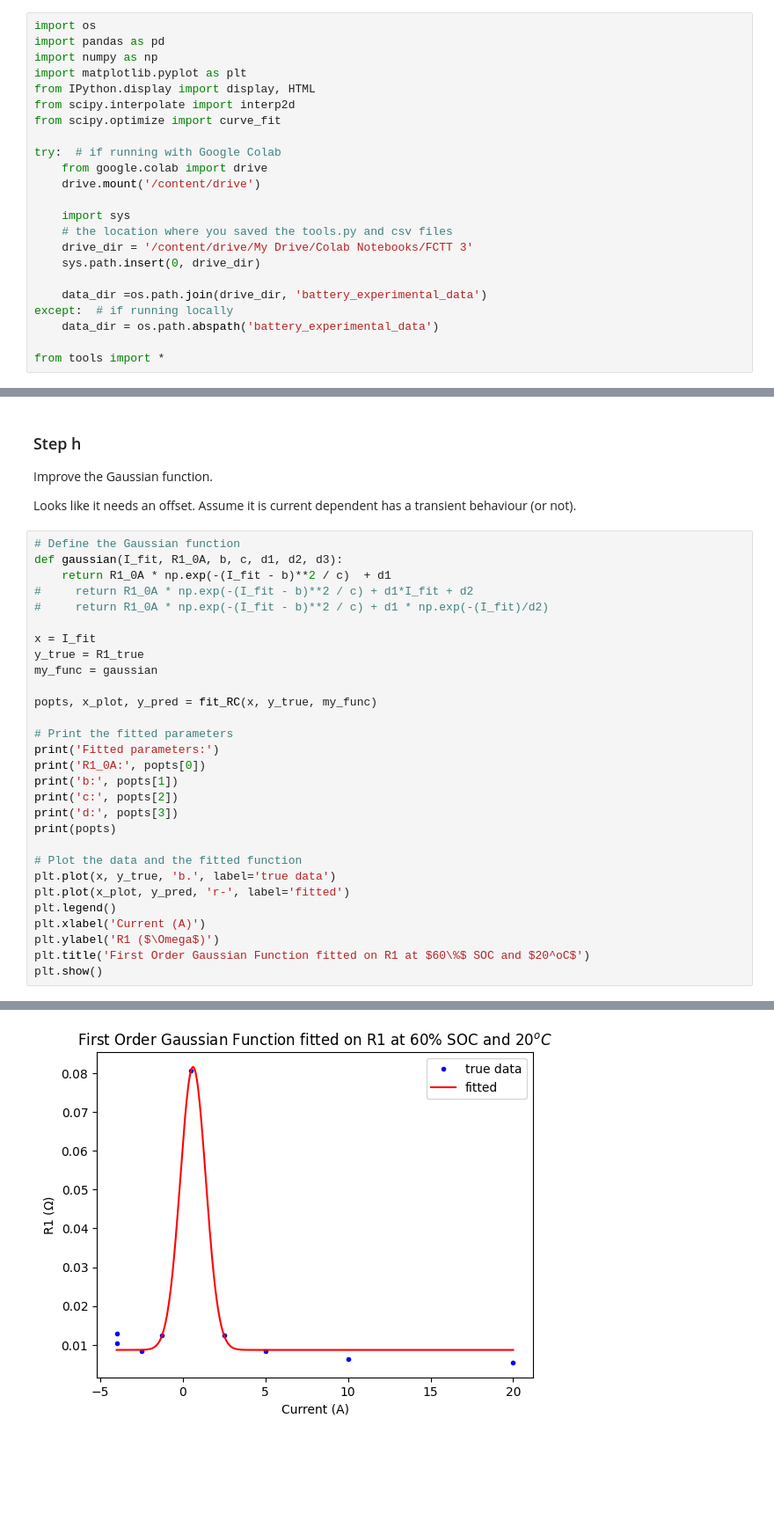
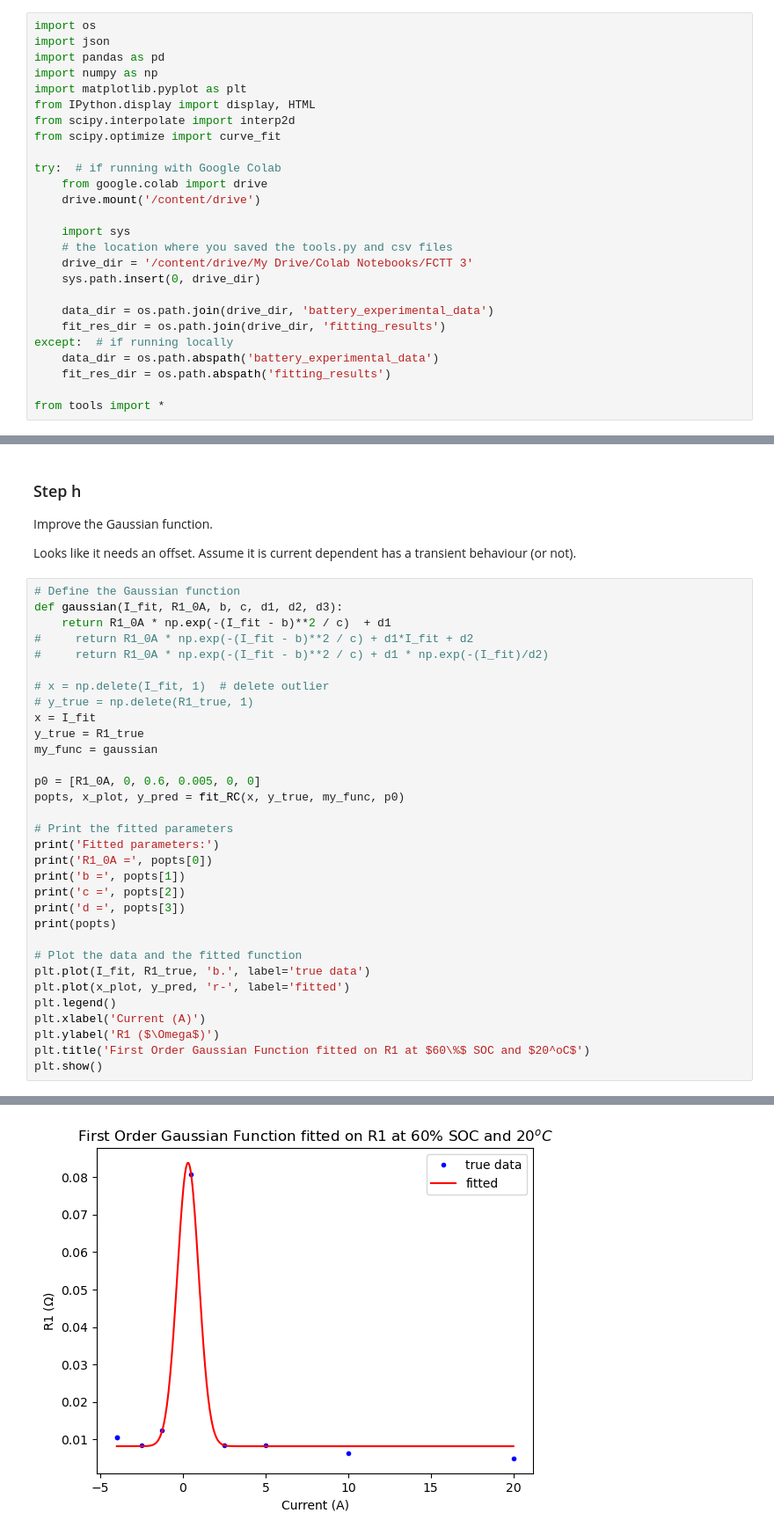
Before and after one commit to sunfanyi/modelling-of-lithium-ion-batteries, a Jupyter notebook: part_2a.ipynb, the cells around one changed output, grey strips where cells are left out. Shown at 88% size. Drawn from its saved outputs; the diff is of its cells as text; blank space fills up the shorter version.

```diff
--- a/part_2a.ipynb
+++ b/part_2a.ipynb
@@ -2,6 +2,7 @@
 # Part 2a: Transient behaviour and current dependency
 # %%
 import os
+import json
 import pandas as pd
 import numpy as np
 import matplotlib.pyplot as plt
@@ -18,9 +19,11 @@ try:  # if running with Google Colab
     drive_dir = '/content/drive/My Drive/Colab Notebooks/FCTT 3'
     sys.path.insert(0, drive_dir)
 
-    data_dir =os.path.join(drive_dir, 'battery_experimental_data')
+    data_dir = os.path.join(drive_dir, 'battery_experimental_data')
+    fit_res_dir = os.path.join(drive_dir, 'fitting_results')
 except:  # if running locally
     data_dir = os.path.abspath('battery_experimental_data')
+    fit_res_dir = os.path.abspath('fitting_results')
 
 from tools import *
 # %% [markdown]
@@ -429,22 +531,25 @@ def gaussian(I_fit, R1_0A, b, c, d1, d2, d3):
 #     return R1_0A * np.exp(-(I_fit - b)**2 / c) + d1*I_fit + d2
 #     return R1_0A * np.exp(-(I_fit - b)**2 / c) + d1 * np.exp(-(I_fit)/d2)
 
+# x = np.delete(I_fit, 1)  # delete outlier
+# y_true = np.delete(R1_true, 1)
 x = I_fit
 y_true = R1_true
 my_func = gaussian
 
-popts, x_plot, y_pred = fit_RC(x, y_true, my_func)
+p0 = [R1_0A, 0, 0.6, 0.005, 0, 0]
+popts, x_plot, y_pred = fit_RC(x, y_true, my_func, p0)
 
 # Print the fitted parameters
 print('Fitted parameters:')
-print('R1_0A:', popts[0])
-print('b:', popts[1])
-print('c:', popts[2])
-print('d:', popts[3])
+print('R1_0A =', popts[0])
+print('b =', popts[1])
+print('c =', popts[2])
+print('d =', popts[3])
 print(popts)
 
 # Plot the data and the fitted function
-plt.plot(x, y_true, 'b.', label='true data')
+plt.plot(I_fit, R1_true, 'b.', label='true data')
 plt.plot(x_plot, y_pred, 'r-', label='fitted')
 plt.legend()
 plt.xlabel('Current (A)')
@@ -461 +566 @@ d: 0.008692725707952199
-[figure, old version]
+[figure, new version]
```
Also changed, not shown: parts of 22 cells of this notebook, 11 other files.
